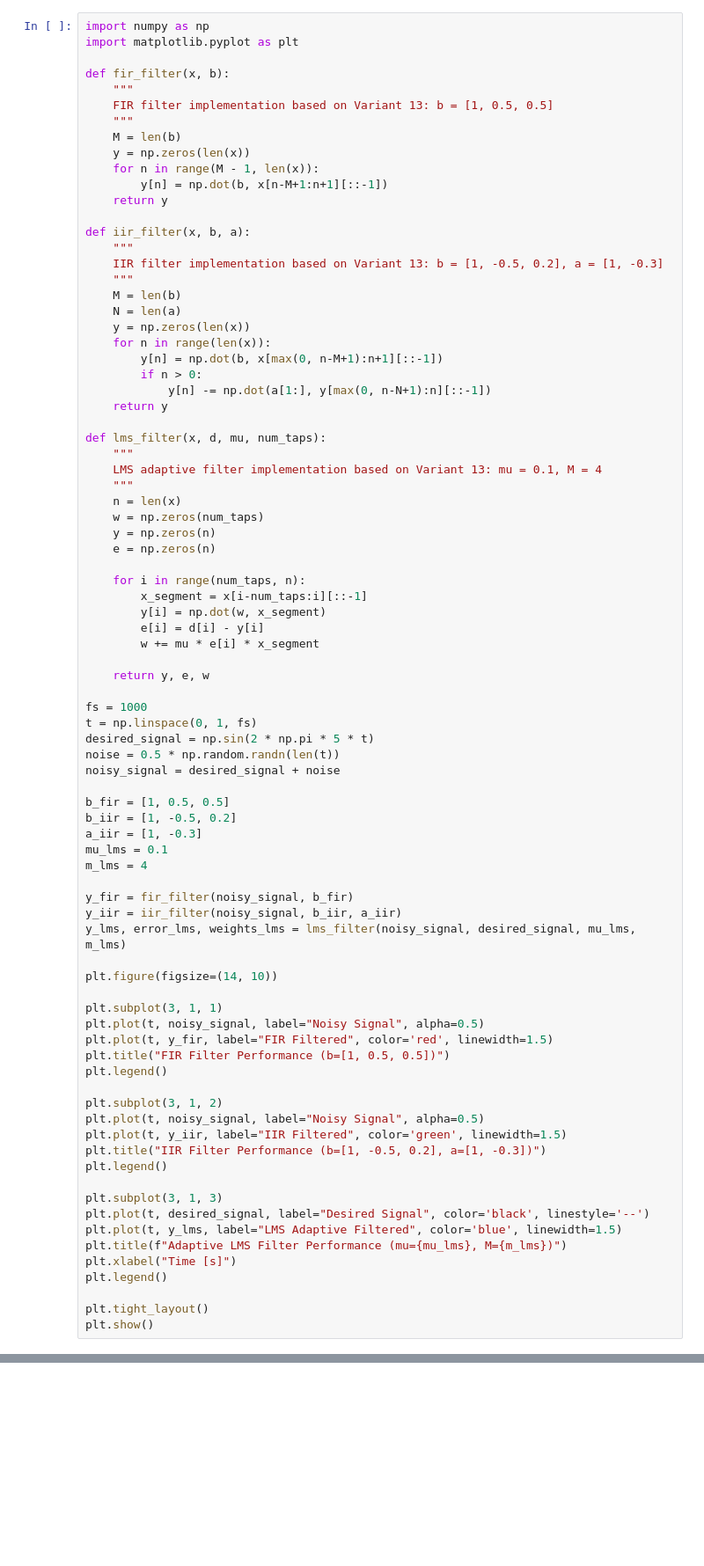
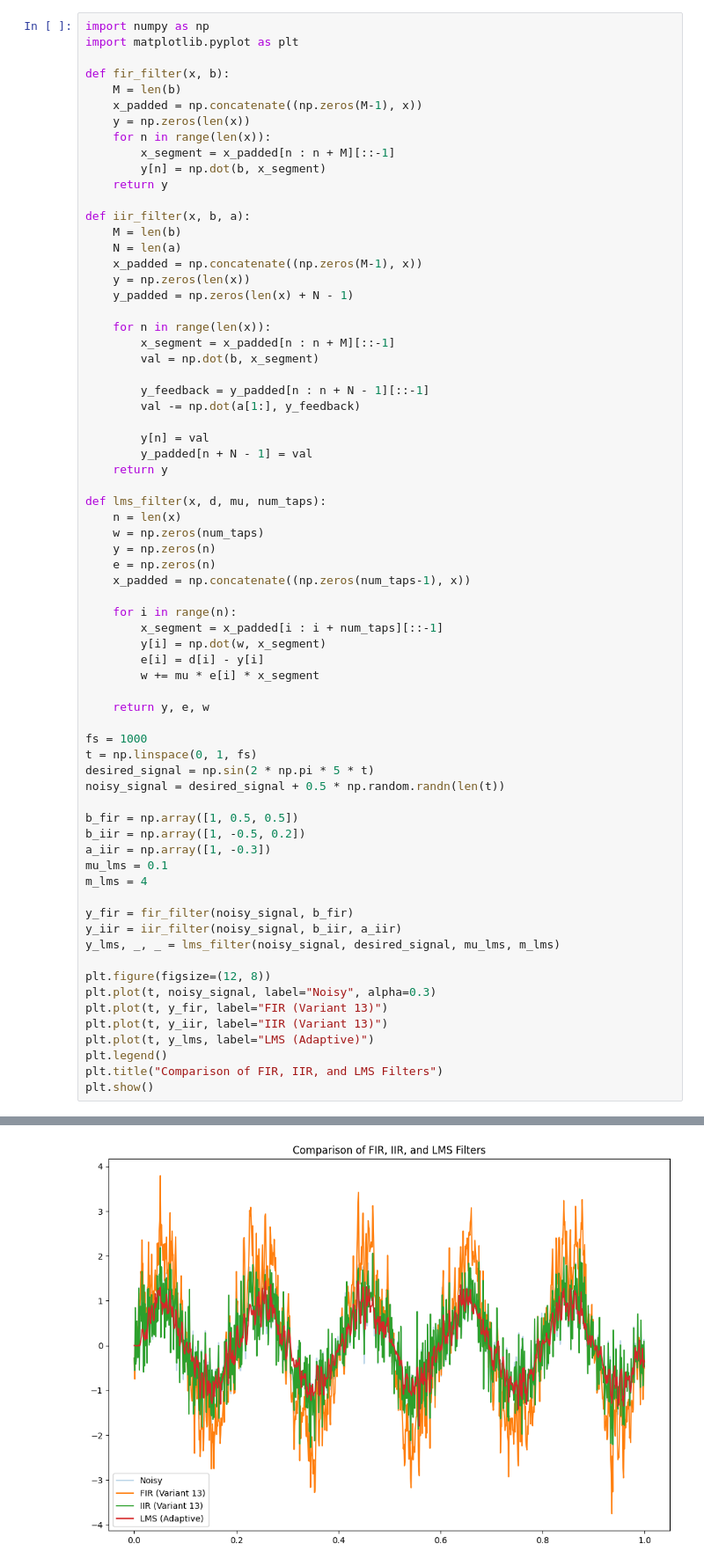
Before and after one commit to mzolneczko/DSP_lab3_20251213, a Jupyter notebook: DSP_lab3.ipynb, the cells around one changed output, grey strips where cells are left out. Shown at 88% size. Saved outputs shown, nothing was run; the diff lists cells and outputs as text; blank space fills up the shorter version.

```diff
--- a/DSP_lab3.ipynb
+++ b/DSP_lab3.ipynb
@@ -5,39 +5,41 @@ import numpy as np
 import matplotlib.pyplot as plt
 
 def fir_filter(x, b):
-    """
-    FIR filter implementation based on Variant 13: b = [1, 0.5, 0.5]
-    """
     M = len(b)
+    x_padded = np.concatenate((np.zeros(M-1), x))
     y = np.zeros(len(x))
-    for n in range(M - 1, len(x)):
-        y[n] = np.dot(b, x[n-M+1:n+1][::-1])
+    for n in range(len(x)):
+        x_segment = x_padded[n : n + M][::-1]
+        y[n] = np.dot(b, x_segment)
     return y
 
 def iir_filter(x, b, a):
-    """
-    IIR filter implementation based on Variant 13: b = [1, -0.5, 0.2], a = [1, -0.3]
-    """
     M = len(b)
     N = len(a)
+    x_padded = np.concatenate((np.zeros(M-1), x))
     y = np.zeros(len(x))
+    y_padded = np.zeros(len(x) + N - 1)
+
     for n in range(len(x)):
-        y[n] = np.dot(b, x[max(0, n-M+1):n+1][::-1])
-        if n > 0:
-            y[n] -= np.dot(a[1:], y[max(0, n-N+1):n][::-1])
+        x_segment = x_padded[n : n + M][::-1]
+        val = np.dot(b, x_segment)
+
+        y_feedback = y_padded[n : n + N - 1][::-1]
+        val -= np.dot(a[1:], y_feedback)
+
+        y[n] = val
+        y_padded[n + N - 1] = val
     return y
 
 def lms_filter(x, d, mu, num_taps):
-    """
-    LMS adaptive filter implementation based on Variant 13: mu = 0.1, M = 4
-    """
     n = len(x)
     w = np.zeros(num_taps)
     y = np.zeros(n)
     e = np.zeros(n)
+    x_padded = np.concatenate((np.zeros(num_taps-1), x))
 
-    for i in range(num_taps, n):
-        x_segment = x[i-num_taps:i][::-1]
+    for i in range(n):
+        x_segment = x_padded[i : i + num_taps][::-1]
         y[i] = np.dot(w, x_segment)
         e[i] = d[i] - y[i]
         w += mu * e[i] * x_segment
@@ -47,40 +49,24 @@ def lms_filter(x, d, mu, num_taps):
 fs = 1000
 t = np.linspace(0, 1, fs)
 desired_signal = np.sin(2 * np.pi * 5 * t)
-noise = 0.5 * np.random.randn(len(t))
-noisy_signal = desired_signal + noise
+noisy_signal = desired_signal + 0.5 * np.random.randn(len(t))
 
-b_fir = [1, 0.5, 0.5]
-b_iir = [1, -0.5, 0.2]
-a_iir = [1, -0.3]
+b_fir = np.array([1, 0.5, 0.5])
+b_iir = np.array([1, -0.5, 0.2])
+a_iir = np.array([1, -0.3])
 mu_lms = 0.1
 m_lms = 4
 
 y_fir = fir_filter(noisy_signal, b_fir)
 y_iir = iir_filter(noisy_signal, b_iir, a_iir)
-y_lms, error_lms, weights_lms = lms_filter(noisy_signal, desired_signal, mu_lms, m_lms)
+y_lms, _, _ = lms_filter(noisy_signal, desired_signal, mu_lms, m_lms)
 
-plt.figure(figsize=(14, 10))
-
-plt.subplot(3, 1, 1)
-plt.plot(t, noisy_signal, label="Noisy Signal", alpha=0.5)
-plt.plot(t, y_fir, label="FIR Filtered", color='red', linewidth=1.5)
-plt.title("FIR Filter Performance (b=[1, 0.5, 0.5])")
+plt.figure(figsize=(12, 8))
+plt.plot(t, noisy_signal, label="Noisy", alpha=0.3)
+plt.plot(t, y_fir, label="FIR (Variant 13)")
+plt.plot(t, y_iir, label="IIR (Variant 13)")
+plt.plot(t, y_lms, label="LMS (Adaptive)")
 plt.legend()
-
-plt.subplot(3, 1, 2)
-plt.plot(t, noisy_signal, label="Noisy Signal", alpha=0.5)
-plt.plot(t, y_iir, label="IIR Filtered", color='green', linewidth=1.5)
-plt.title("IIR Filter Performance (b=[1, -0.5, 0.2], a=[1, -0.3])")
-plt.legend()
-
-plt.subplot(3, 1, 3)
-plt.plot(t, desired_signal, label="Desired Signal", color='black', linestyle='--')
-plt.plot(t, y_lms, label="LMS Adaptive Filtered", color='blue', linewidth=1.5)
-plt.title(f"Adaptive LMS Filter Performance (mu={mu_lms}, M={m_lms})")
-plt.xlabel("Time [s]")
-plt.legend()
-
-plt.tight_layout()
+plt.title("Comparison of FIR, IIR, and LMS Filters")
 plt.show()
 # %% [output]
@@ -87,0 +73 @@ ValueError: shapes (3,) and (1,) not aligned: 3 (dim 0) != 1 (dim 0)
+[figure, added]
```
Also changed, not shown: parts of 1 cell of this notebook.
